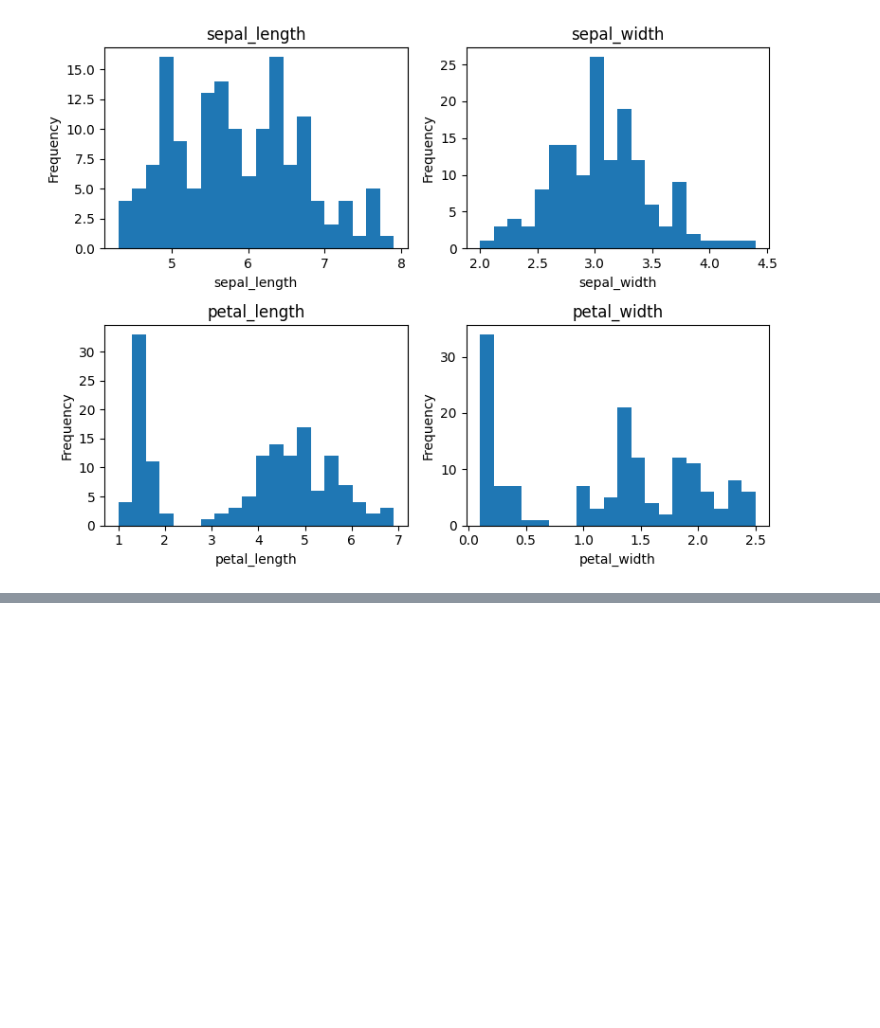
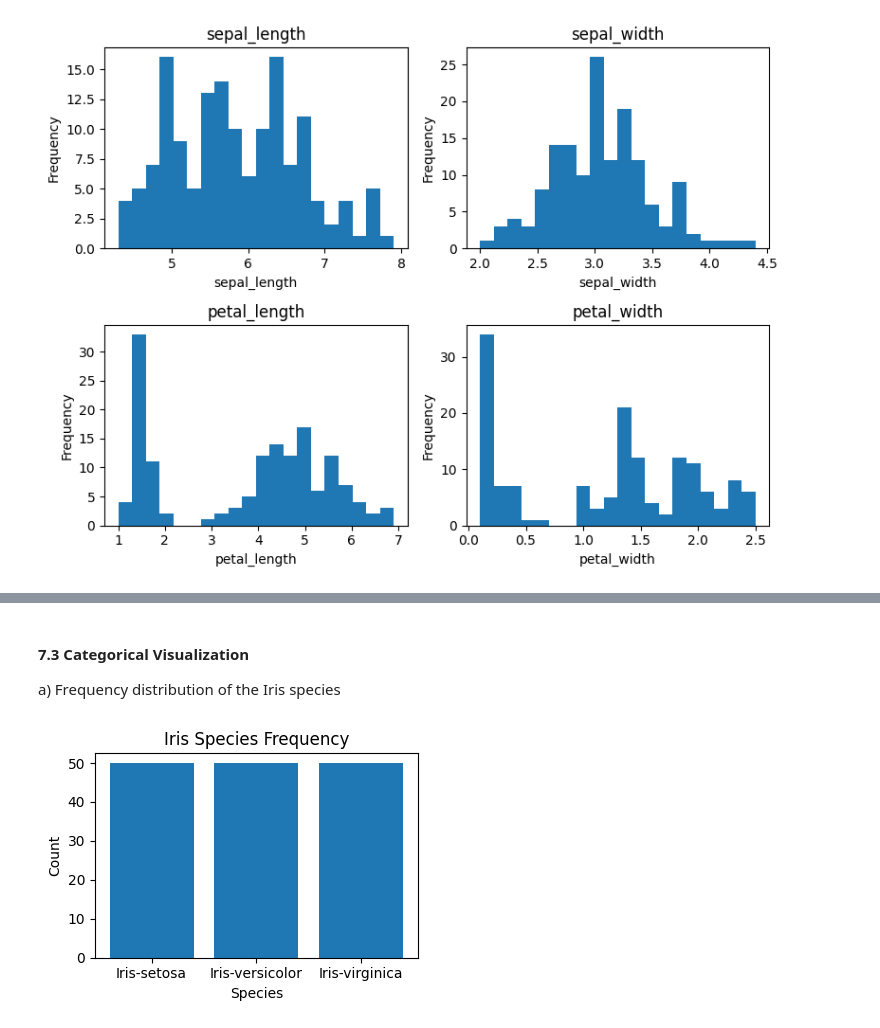
Before and after one commit to Clinton1029/Data_analysis, a Jupyter notebook: Data_analysis.ipynb, the cells around one changed output, grey strips where cells are left out. Drawn from its saved outputs; the diff is of its cells as text; code cells hidden in the pictures; blank space fills up the shorter version.

```diff
--- a/Data_analysis.ipynb
+++ b/Data_analysis.ipynb
@@ -316,0 +351,18 @@ plt.show()
+# %% [markdown]
+#### 7.3 Categorical Visualization
+
+a) Frequency distribution of the Iris species
+# %%
+species_counts = data["species"].value_counts()
+
+plt.figure(figsize=(4, 3))   # Small figure size
+plt.bar(species_counts.index, species_counts.values)
+
+plt.xlabel("Species")
+plt.ylabel("Count")
+plt.title("Iris Species Frequency")
+
+plt.tight_layout()
+plt.show()
+# %% [output]
+[figure, added]
```
Also changed, not shown: parts of 4 cells of this notebook.
